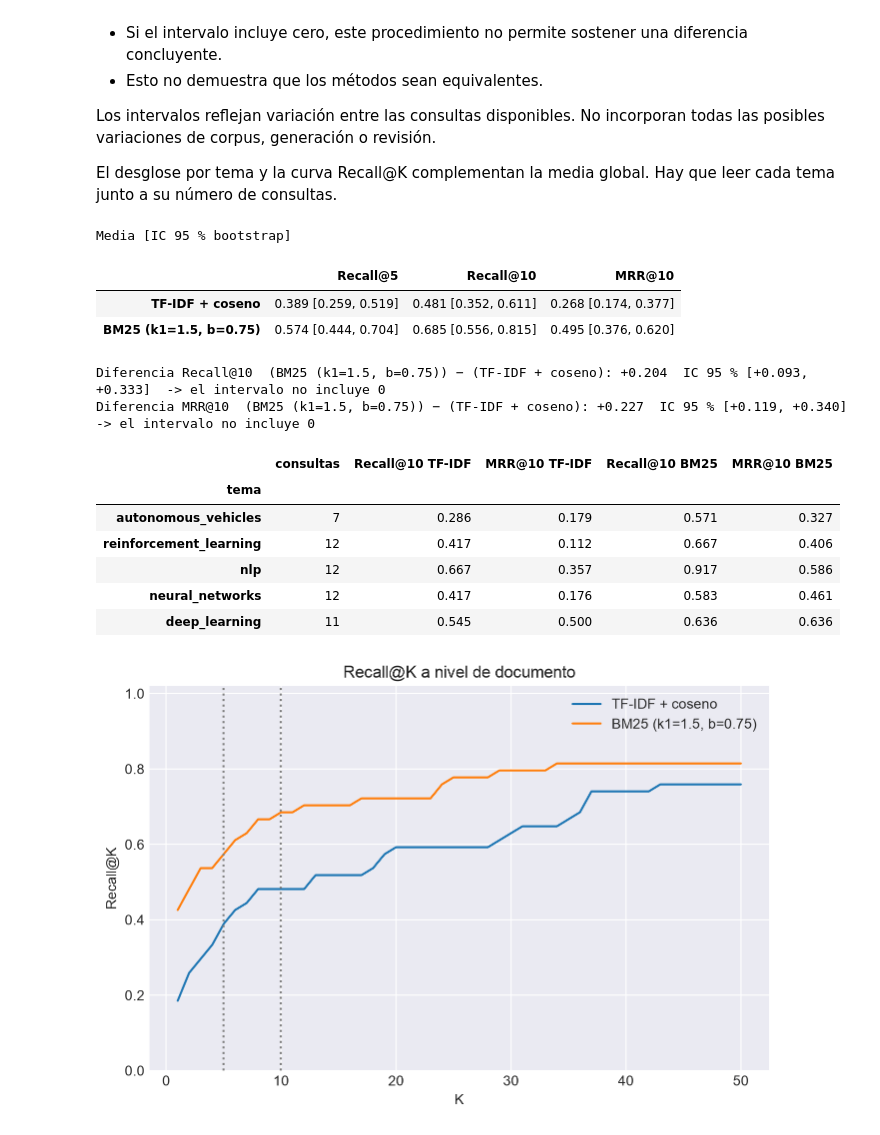
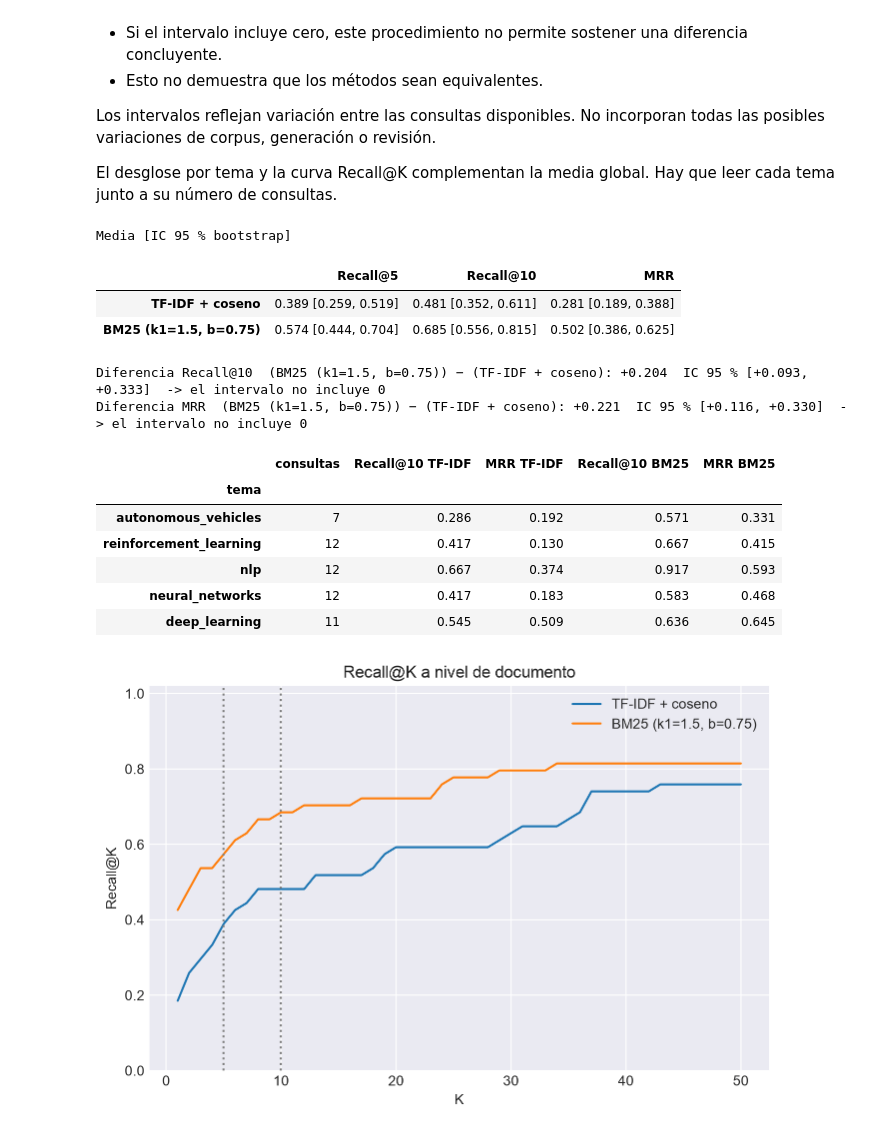
Before and after one commit to mahernto/research-assistant, a Jupyter notebook: milestone_1.ipynb, the cells around one changed output. Drawn from its saved outputs; the diff is of its cells as text; code cells hidden in the pictures.

```diff
--- a/milestone_1.ipynb
+++ b/milestone_1.ipynb
@@ -650,6 +738,14 @@ if IN_COLAB and LLM_BACKEND == 'ollama' and REGENERATE_QUERIES:
     !ollama pull llama3.1:8b
 # %%
 def generate_candidates():
+    """Genera N_CANDIDATES consultas candidatas con el LLM y las puntúa con el juez.
+
+    Para cada fragmento de origen (sample_source_chunks) y su estilo asignado (STYLE_PLAN):
+      1. pide al LLM una consulta con GEN_PROMPT (título, resumen, fragmento e instrucción del estilo);
+      2. pide al juez las notas `match` y `specific` con JUDGE_PROMPT;
+      3. guarda la consulta con su artículo relevante (el del fragmento), tema, estilo y notas.
+    Si el LLM no responde, la candidata se omite. Devuelve una lista de diccionarios, una por candidata.
+    """
     cands = []
     for i, row in enumerate(tqdm(sample_source_chunks(N_CANDIDATES, SEED + 2), desc='consultas'), 1):
         doc = docs_by_id[row['doc_id']]
@@ -1014,0 +1118,14 @@ Por ejemplo, encontrarlo en primera posición aporta 1; en quinta, 0.2. Se repor
+# %%
+queries = read_jsonl(QUERIES_FILE)
+assert queries, 'queries.jsonl está vacío: revisad la sección 3'
+query_tokens = preprocess([q['query'] for q in queries])
+relevants = [set(q['relevant_ids']) for q in queries]
+source_chunks = [q['source_chunk'] for q in queries]
+q_topic = [docs_by_id[q['relevant_ids'][0]]['topic'] for q in queries]
+print(f'{len(queries)} consultas')
+for q, toks in list(zip(queries, query_tokens))[:3]:
+    print(f'  {q["query"]}\n   -> {toks}')
+
+doc_ids = docs_df['doc_id'].tolist()
+chunk_doc_idx = chunks_df['doc_id'].map({d: i for i, d in enumerate(doc_ids)}).to_numpy()  # artículo de cada fragmento
+chunk_ids = chunks_df['chunk_id'].to_numpy()
@@ -1087,8 +1173,7 @@ def evaluate(scores):
     doc_rank = [top_docs(s) for s in scores]
     chunk_rank = [top_chunks(s) for s in scores]
     res = {f'Recall@{k}': recall_at_k(doc_rank, relevants, k) for k in KS}
-    res['MRR@10'] = mrr(doc_rank, relevants, 10)
-    res['MRR@100'] = mrr(doc_rank, relevants, MAX_DEPTH)
+    res['MRR'] = mrr(doc_rank, relevants)  # sobre el ranking completo, sin corte
     res.update({f'Fragmento origen @{k}': chunk_hit_at_k(chunk_rank, source_chunks, k) for k in KS})
     return res, doc_rank, chunk_rank
 
@@ -1119,53 +1204,53 @@ El desglose por tema y la curva Recall@K complementan la media global. Hay que l
 names = list(S)
 hit10 = {n: recalls_at_k(doc_rankings[n], relevants, 10) for n in names}
 hit5 = {n: recalls_at_k(doc_rankings[n], relevants, 5) for n in names}
-rr10 = {n: reciprocal_ranks(doc_rankings[n], relevants, 10) for n in names}
+rr = {n: reciprocal_ranks(doc_rankings[n], relevants) for n in names}
 
 def bootstrap(values, n_boot=5000, seed=SEED):
     """Media e intervalo de confianza al 95 % por bootstrap sobre las consultas."""
     values = np.asarray(values, float)
     idx = np.random.default_rng(seed).integers(0, len(values), (n_boot, len(values)))
     lo, hi = np.percentile(values[idx].mean(axis=1), [2.5, 97.5])
     return values.mean(), lo, hi
 
 rows = {}
 for n in names:
     rows[n] = {label: '{:.3f} [{:.3f}, {:.3f}]'.format(*bootstrap(v)) for label, v in
-               (('Recall@5', hit5[n]), ('Recall@10', hit10[n]), ('MRR@10', rr10[n]))}
+               (('Recall@5', hit5[n]), ('Recall@10', hit10[n]), ('MRR', rr[n]))}
 print('Media [IC 95 % bootstrap]')
 display(pd.DataFrame(rows).T)
 
 a, b = names
-for label, (va, vb) in {'Recall@10': (hit10[a], hit10[b]), 'MRR@10': (rr10[a], rr10[b])}.items():
+for label, (va, vb) in {'Recall@10': (hit10[a], hit10[b]), 'MRR': (rr[a], rr[b])}.items():
     m, lo, hi = bootstrap(vb - va)
     print(f'Diferencia {label}  ({b}) − ({a}): {m:+.3f}  IC 95 % [{lo:+.3f}, {hi:+.3f}]  ->',
           'el intervalo no incluye 0' if lo > 0 or hi < 0 else 'el intervalo incluye 0: no hay evidencia de diferencia')
 
 short = {a: 'TF-IDF', b: 'BM25'}
 rows = []
 for t in TOPICS:
     idx = [i for i, qt in enumerate(q_topic) if qt == t]
     if idx:
         row = {'tema': t, 'consultas': len(idx)}
         for n in names:
             row[f'Recall@10 {short[n]}'] = hit10[n][idx].mean()
-            row[f'MRR@10 {short[n]}'] = rr10[n][idx].mean()
+            row[f'MRR {short[n]}'] = rr[n][idx].mean()
         rows.append(row)
 display(pd.DataFrame(rows).round(3).set_index('tema'))
 # %% [output]
 Media [IC 95 % bootstrap]
-|  | Recall@5 | Recall@10 | MRR@10 |
-| TF-IDF + coseno | 0.389 [0.259, 0.519] | 0.481 [0.352, 0.611] | 0.268 [0.174, 0.377] |
-| BM25 (k1=1.5, b=0.75) | 0.574 [0.444, 0.704] | 0.685 [0.556, 0.815] | 0.495 [0.376, 0.620] |
+|  | Recall@5 | Recall@10 | MRR |
+| TF-IDF + coseno | 0.389 [0.259, 0.519] | 0.481 [0.352, 0.611] | 0.281 [0.189, 0.388] |
+| BM25 (k1=1.5, b=0.75) | 0.574 [0.444, 0.704] | 0.685 [0.556, 0.815] | 0.502 [0.386, 0.625] |
 Diferencia Recall@10  (BM25 (k1=1.5, b=0.75)) − (TF-IDF + coseno): +0.204  IC 95 % [+0.093, +0.333]  -> el intervalo no incluye 0
-Diferencia MRR@10  (BM25 (k1=1.5, b=0.75)) − (TF-IDF + coseno): +0.227  IC 95 % [+0.119, +0.340]  -> el intervalo no incluye 0
+Diferencia MRR  (BM25 (k1=1.5, b=0.75)) − (TF-IDF + coseno): +0.221  IC 95 % [+0.116, +0.330]  -> el intervalo no incluye 0
-|  | consultas | Recall@10 TF-IDF | MRR@10 TF-IDF | Recall@10 BM25 | MRR@10 BM25 |
+|  | consultas | Recall@10 TF-IDF | MRR TF-IDF | Recall@10 BM25 | MRR BM25 |
 | tema |  |  |  |  |  |
-| autonomous_vehicles | 7 | 0.286 | 0.179 | 0.571 | 0.327 |
-| reinforcement_learning | 12 | 0.417 | 0.112 | 0.667 | 0.406 |
-| nlp | 12 | 0.667 | 0.357 | 0.917 | 0.586 |
-| neural_networks | 12 | 0.417 | 0.176 | 0.583 | 0.461 |
-| deep_learning | 11 | 0.545 | 0.500 | 0.636 | 0.636 |
+| autonomous_vehicles | 7 | 0.286 | 0.192 | 0.571 | 0.331 |
+| reinforcement_learning | 12 | 0.417 | 0.130 | 0.667 | 0.415 |
+| nlp | 12 | 0.667 | 0.374 | 0.917 | 0.593 |
+| neural_networks | 12 | 0.417 | 0.183 | 0.583 | 0.468 |
+| deep_learning | 11 | 0.545 | 0.509 | 0.636 | 0.645 |
 # %%
 ks = range(1, 51)
 for n in names:
```
Also changed, not shown: parts of 87 cells of this notebook, 3 other files.
